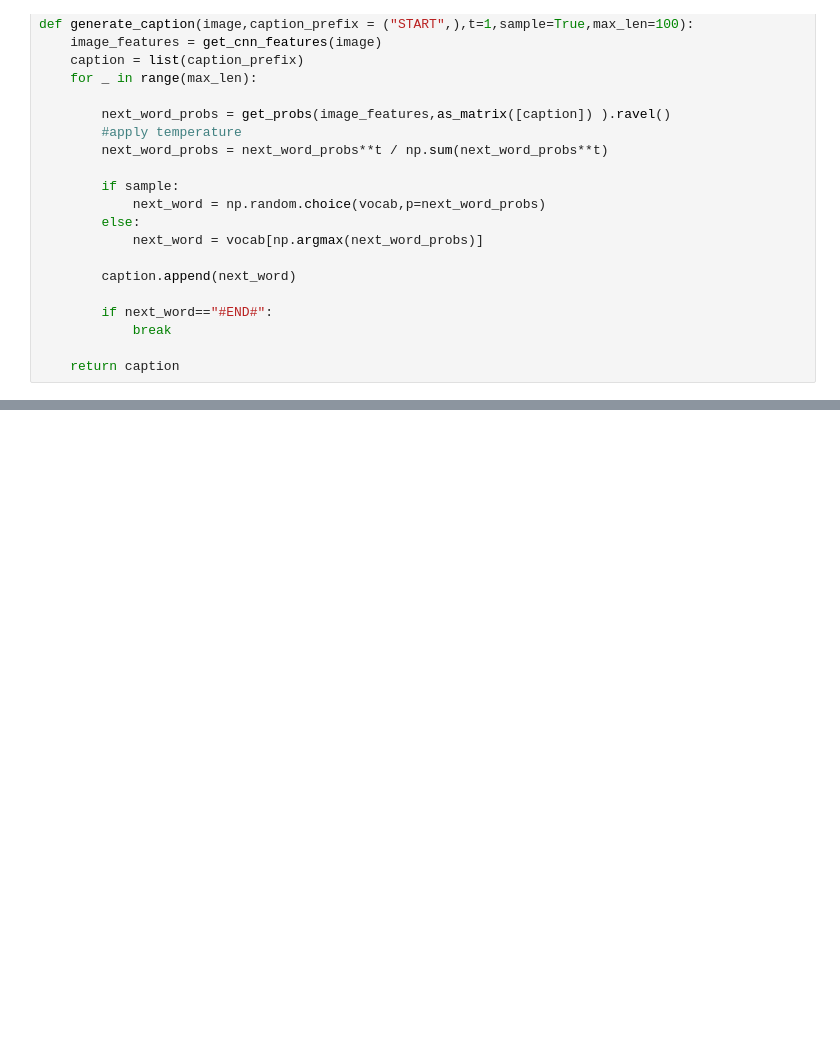
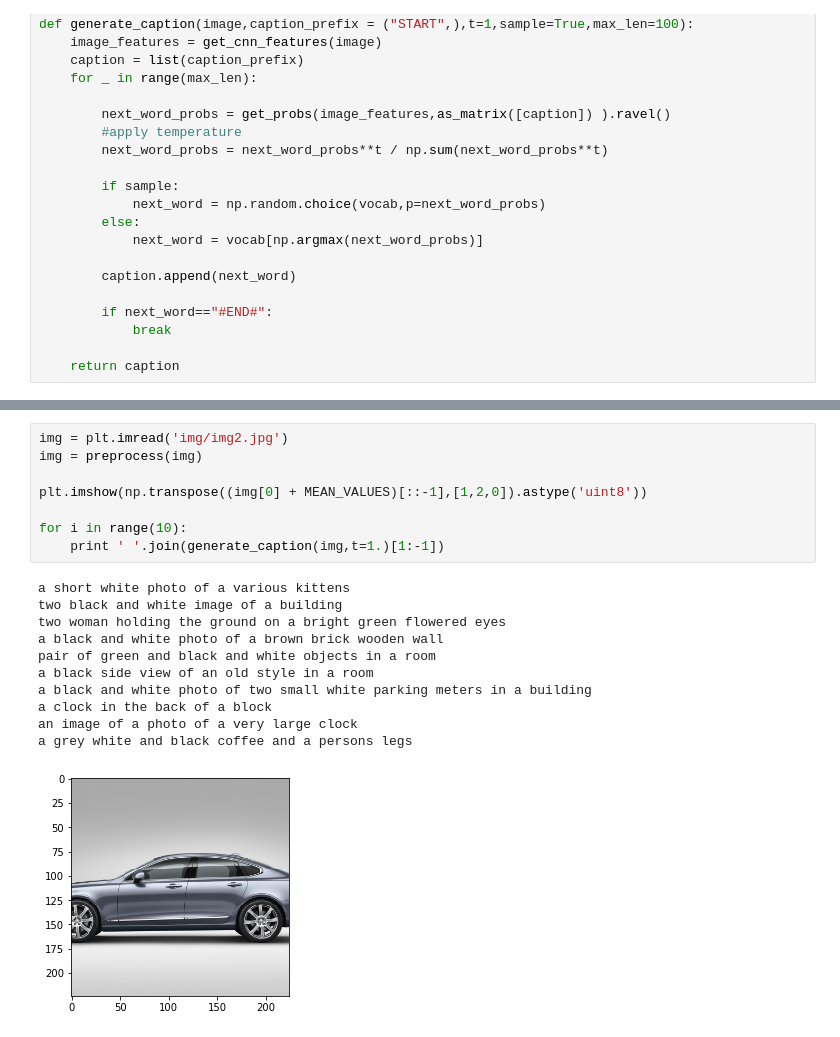
Before and after one commit to dk4b/MIPT_Data_Mining_In_Action_2016, a Jupyter notebook: trends/hw7_captioning/captioning_solution_1.ipynb, the cells around one changed output, grey strips where cells are left out. Drawn from its saved outputs; the diff is of its cells as text; blank space fills up the shorter version.

```diff
--- a/trends/hw7_captioning/captioning_solution_1.ipynb
+++ b/trends/hw7_captioning/captioning_solution_1.ipynb
@@ -396,0 +412,20 @@ black and white kitten in a garden sports #UNK#
+# %%
+img = plt.imread('img/img2.jpg')
+img = preprocess(img)
+
+plt.imshow(np.transpose((img[0] + MEAN_VALUES)[::-1],[1,2,0]).astype('uint8'))
+
+for i in range(10):
+    print ' '.join(generate_caption(img,t=1.)[1:-1])
+# %% [output]
+a short white photo of a various kittens
+two black and white image of a building
+two woman holding the ground on a bright green flowered eyes
+a black and white photo of a brown brick wooden wall
+pair of green and black and white objects in a room
+a black side view of an old style in a room
+a black and white photo of two small white parking meters in a building
+a clock in the back of a block
+an image of a photo of a very large clock
+a grey white and black coffee and a persons legs
+[figure, added]
```
Also changed, not shown: parts of 30 cells of this notebook, 1 other file.
